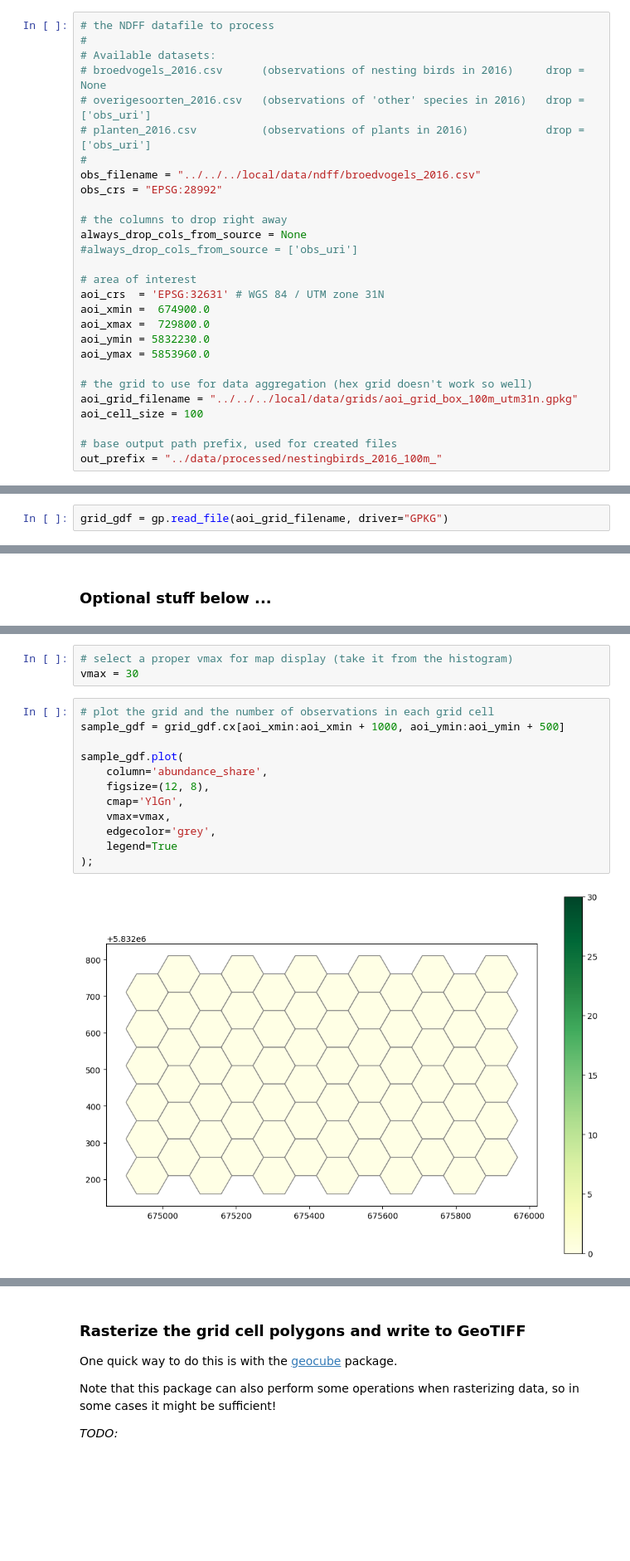
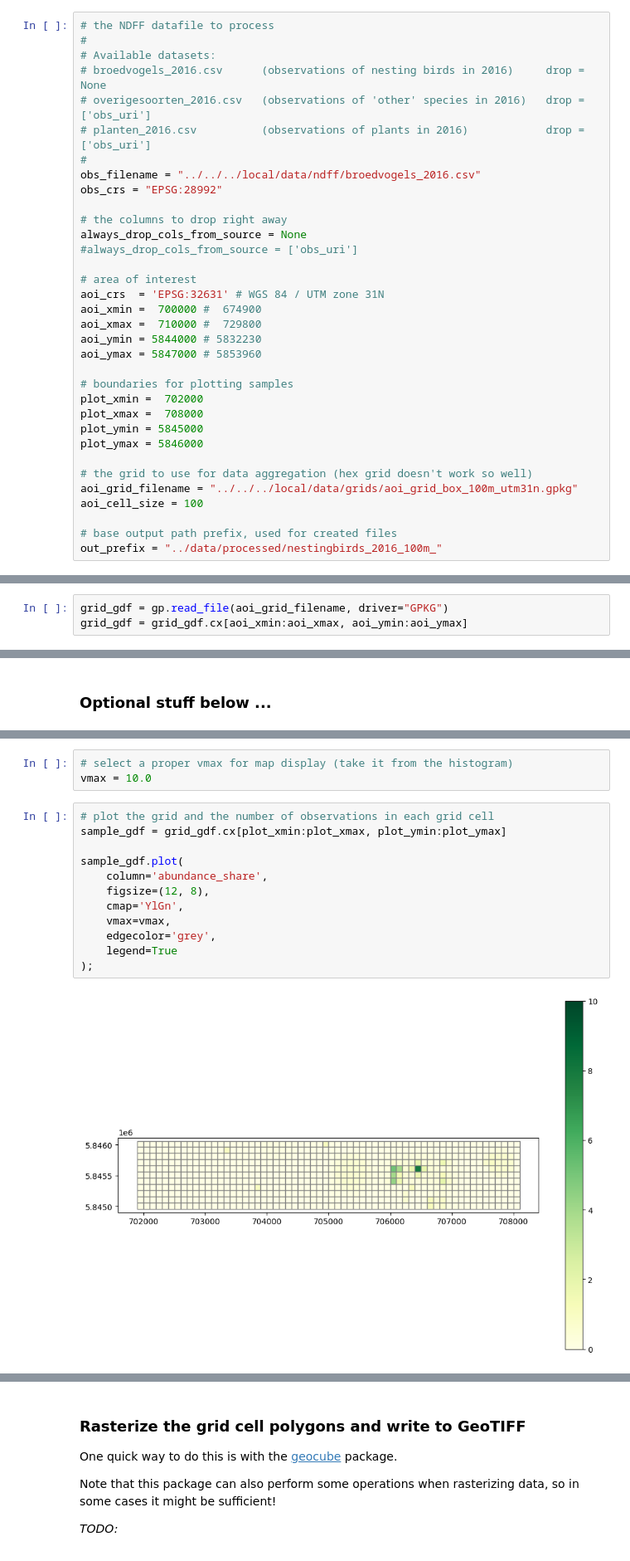
Before and after one commit to FAIRiCUBE/uc2-agriculture-biodiversity-nexus, a Jupyter notebook: species-occurences/notebooks/0.0-rkn-geopandas_gridding_example.ipynb, the cells around one changed output, grey strips where cells are left out. Shown at 83% size. Drawn from its saved outputs; the diff is of its cells as text; blank space fills up the shorter version.

```diff
--- a/species-occurences/notebooks/0.0-rkn-geopandas_gridding_example.ipynb
+++ b/species-occurences/notebooks/0.0-rkn-geopandas_gridding_example.ipynb
@@ -47,10 +47,16 @@ always_drop_cols_from_source = None
 
 # area of interest
 aoi_crs  = 'EPSG:32631' # WGS 84 / UTM zone 31N
-aoi_xmin =  674900.0
-aoi_xmax =  729800.0
-aoi_ymin = 5832230.0
-aoi_ymax = 5853960.0
+aoi_xmin =  700000 #  674900
+aoi_xmax =  710000 #  729800
+aoi_ymin = 5844000 # 5832230
+aoi_ymax = 5847000 # 5853960
+
+# boundaries for plotting samples
+plot_xmin =  702000
+plot_xmax =  708000
+plot_ymin = 5845000
+plot_ymax = 5846000
 
 # the grid to use for data aggregation (hex grid doesn't work so well)
 aoi_grid_filename = "../../../local/data/grids/aoi_grid_box_100m_utm31n.gpkg"
@@ -132,6 +168,7 @@ aoi_obs_buff_gdf.to_file(out_prefix + "aoi_cleaned_buffered.gpkg", driver="GPKG"
 Load (or construct) a grid that covers the extent of the area of interest. This will later be used to aggregate the data into.
 # %%
 grid_gdf = gp.read_file(aoi_grid_filename, driver="GPKG")
+grid_gdf = grid_gdf.cx[aoi_xmin:aoi_xmax, aoi_ymin:aoi_ymax]
 # %%
 # total area for the grid
 #xmin, ymin, xmax, ymax= aoi_obs_gdf.total_bounds
@@ -209,19 +277,19 @@ grid_gdf['abundance_share'].hist()
 # %%
 # select a proper vmax for map display (take it from the histogram)
-vmax = 30
+vmax = 10.0
 # %%
 # plot the grid and the number of observations in each grid cell
-sample_gdf = grid_gdf.cx[aoi_xmin:aoi_xmin + 1000, aoi_ymin:aoi_ymin + 500]
+sample_gdf = grid_gdf.cx[plot_xmin:plot_xmax, plot_ymin:plot_ymax]
 
 sample_gdf.plot(
     column='abundance_share',
     figsize=(12, 8),
     cmap='YlGn',
     vmax=vmax,
     edgecolor='grey',
     legend=True
 );
 # %% [output]
-[figure, old version]
+[figure, new version]
 # %%
 # run this cell to get an interactive map of the data (don't try for very small grid cells!)
```
Also changed, not shown: parts of 14 cells of this notebook, 1 other file.
